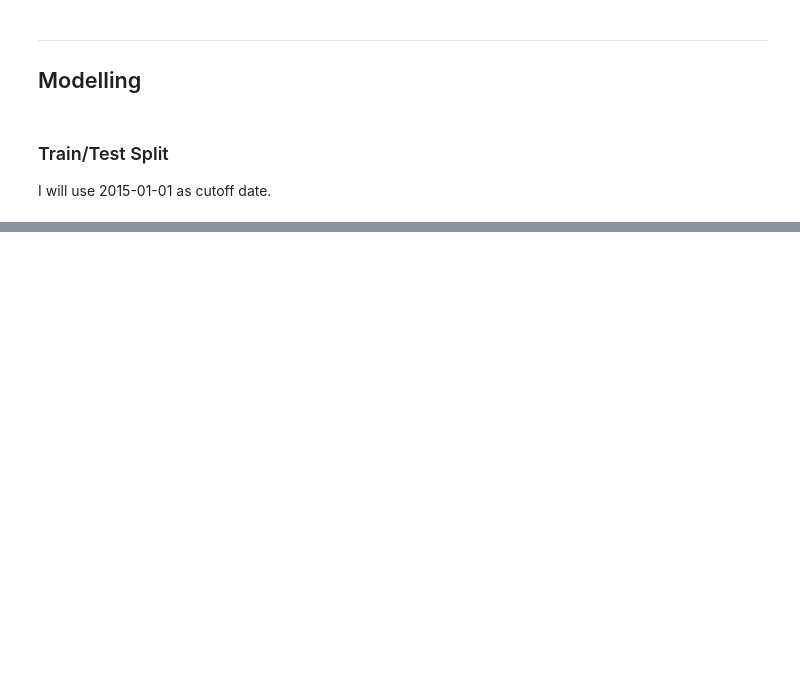
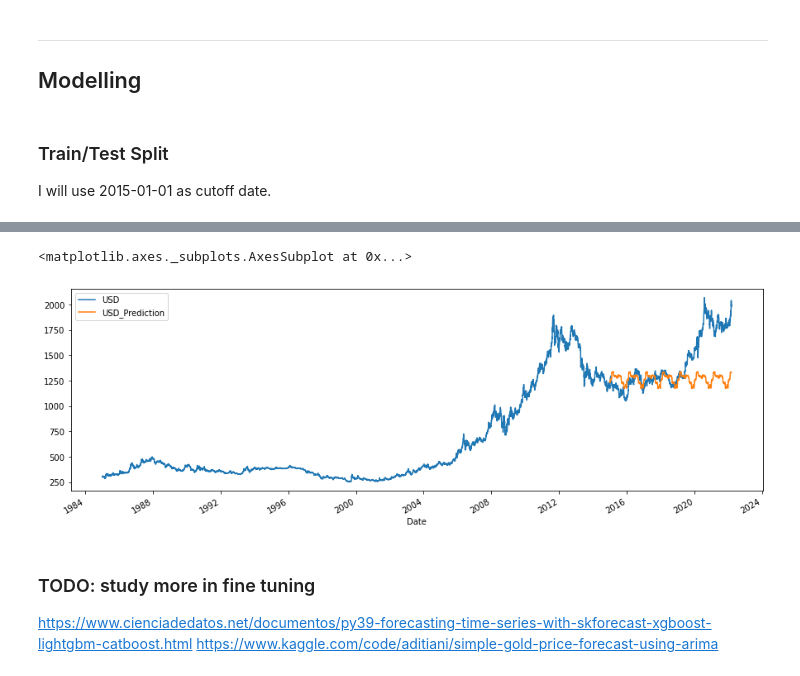
Before and after one commit to vclzez/DATA, a Jupyter notebook: Kaggle/Gold Rate/EDA Gold Rate and forecast.ipynb, the cells around one changed output, grey strips where cells are left out. Saved outputs shown, nothing was run; the diff lists cells and outputs as text; code cells hidden in the pictures; blank space fills up the shorter version.

```diff
--- a/Kaggle/Gold Rate/EDA Gold Rate and forecast.ipynb
+++ b/Kaggle/Gold Rate/EDA Gold Rate and forecast.ipynb
@@ -386,0 +459,9 @@ ax.legend();
+# %%
+data_all[['USD','USD_Prediction']].plot(figsize=(15, 5))
+# %% [output]
+<matplotlib.axes._subplots.AxesSubplot at 0x...>
+[figure, added]
+# %% [markdown]
+### TODO: study more in fine tuning
+https://www.cienciadedatos.net/documentos/py39-forecasting-time-series-with-skforecast-xgboost-lightgbm-catboost.html
+https://www.kaggle.com/code/aditiani/simple-gold-price-forecast-using-arima
```
Also changed, not shown: parts of 12 cells of this notebook.
